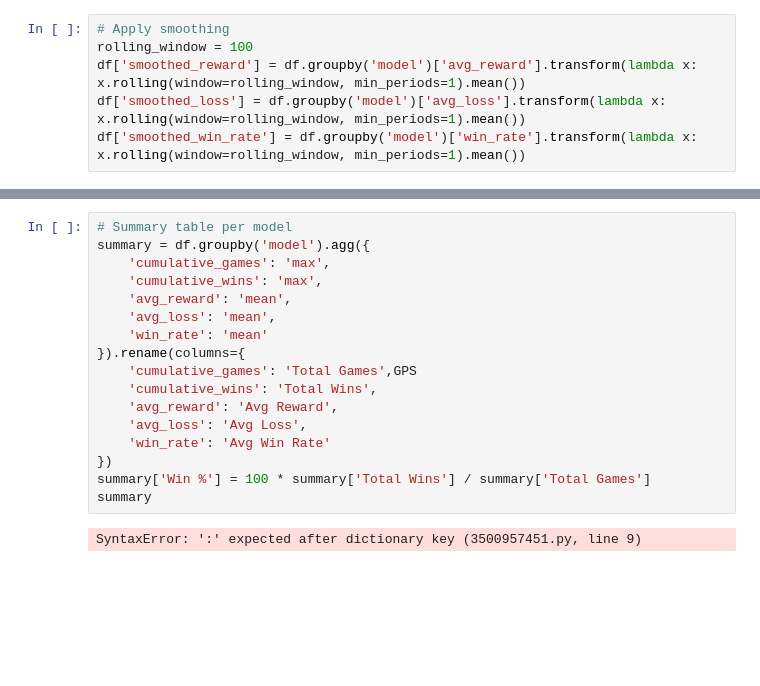
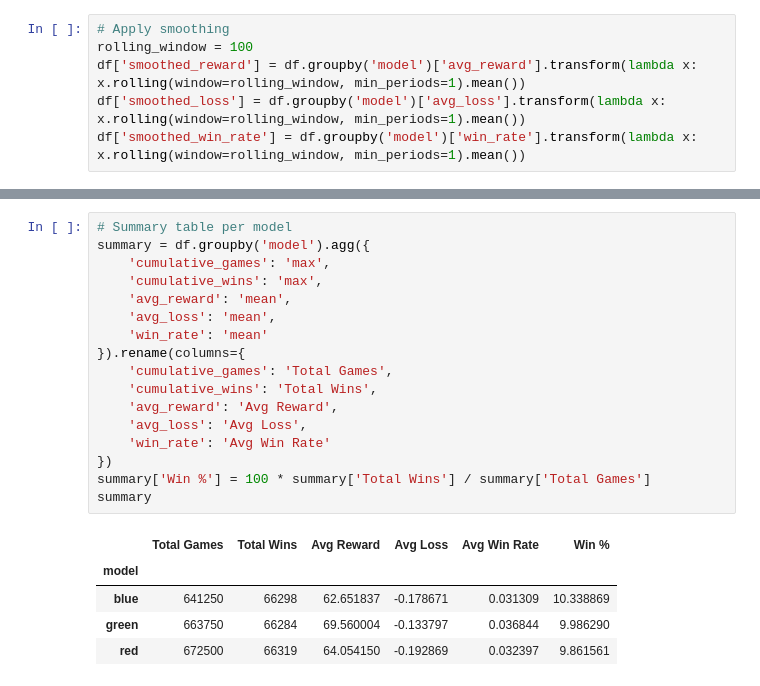
Before and after one commit to Saremist/fheroes2battleAI, a Jupyter notebook: analyze_training_log.ipynb, the cells around one changed output, grey strips where cells are left out. Cells and saved outputs as stored; diff of their text form; blank space fills up the shorter version.

```diff
--- a/analyze_training_log.ipynb
+++ b/analyze_training_log.ipynb
@@ -103,19 +104,23 @@ plt.show()
 # %%
 # Summary table per model
 summary = df.groupby('model').agg({
     'cumulative_games': 'max',
     'cumulative_wins': 'max',
     'avg_reward': 'mean',
     'avg_loss': 'mean',
     'win_rate': 'mean'
 }).rename(columns={
-    'cumulative_games': 'Total Games',GPS
+    'cumulative_games': 'Total Games',
     'cumulative_wins': 'Total Wins',
     'avg_reward': 'Avg Reward',
     'avg_loss': 'Avg Loss',
     'win_rate': 'Avg Win Rate'
 })
 summary['Win %'] = 100 * summary['Total Wins'] / summary['Total Games']
 summary
 # %% [output]
-SyntaxError: ':' expected after dictionary key (3500957451.py, line 9)
+|  | Total Games | Total Wins | Avg Reward | Avg Loss | Avg Win Rate | Win % |
+| model |  |  |  |  |  |  |
+| blue | 641250 | 66298 | 62.651837 | -0.178671 | 0.031309 | 10.338869 |
+| green | 663750 | 66284 | 69.560004 | -0.133797 | 0.036844 | 9.986290 |
+| red | 672500 | 66319 | 64.054150 | -0.192869 | 0.032397 | 9.861561 |
```
Also changed, not shown: parts of 3 cells of this notebook, 7 other files.
